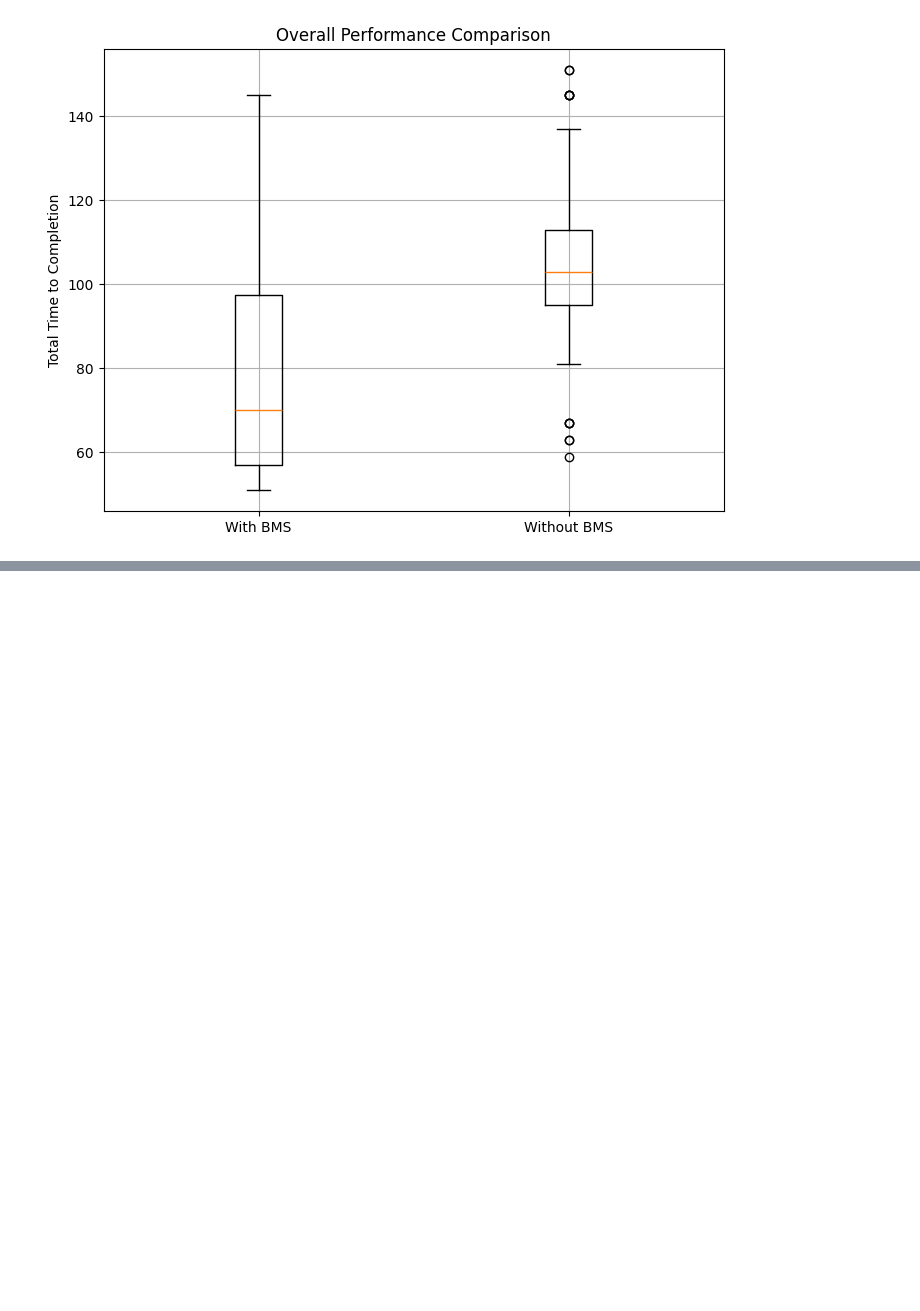
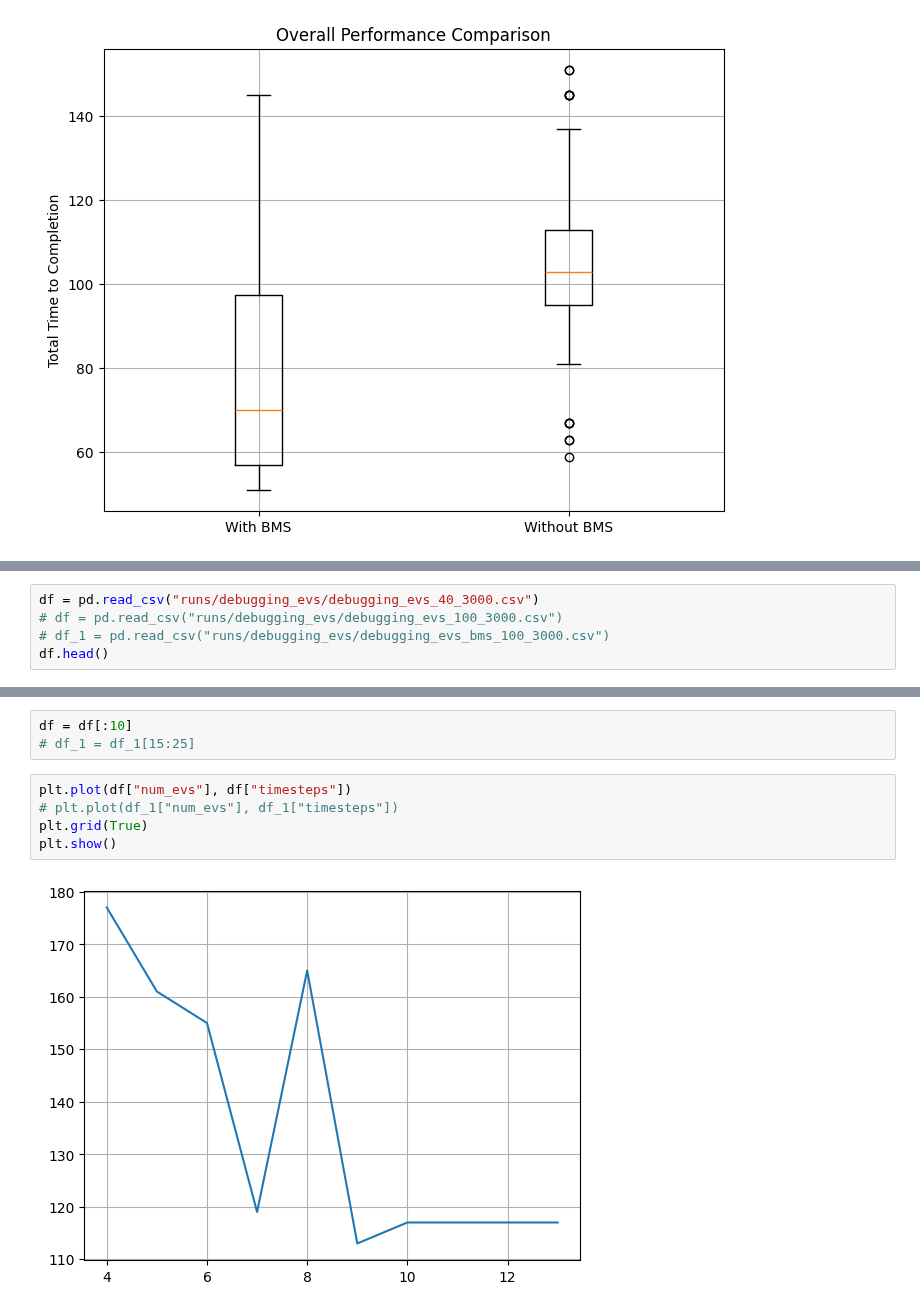
Before and after one commit to smoke275/DroneSim, a Jupyter notebook: results.ipynb, the cells around one changed output, grey strips where cells are left out. Saved outputs shown, nothing was run; the diff lists cells and outputs as text; blank space fills up the shorter version.

```diff
--- a/results.ipynb
+++ b/results.ipynb
@@ -73,0 +81,5 @@ plt.show()
+# %%
+df = pd.read_csv("runs/debugging_evs/debugging_evs_40_3000.csv")
+# df = pd.read_csv("runs/debugging_evs/debugging_evs_100_3000.csv")
+# df_1 = pd.read_csv("runs/debugging_evs/debugging_evs_bms_100_3000.csv")
+df.head()
@@ -73,0 +93,10 @@ plt.show()
+# %%
+df = df[:10]
+# df_1 = df_1[15:25]
+# %%
+plt.plot(df["num_evs"], df["timesteps"])
+# plt.plot(df_1["num_evs"], df_1["timesteps"])
+plt.grid(True)
+plt.show()
+# %% [output]
+[figure, added]
```
Also changed, not shown: parts of 18 cells of this notebook, 19 other files.
